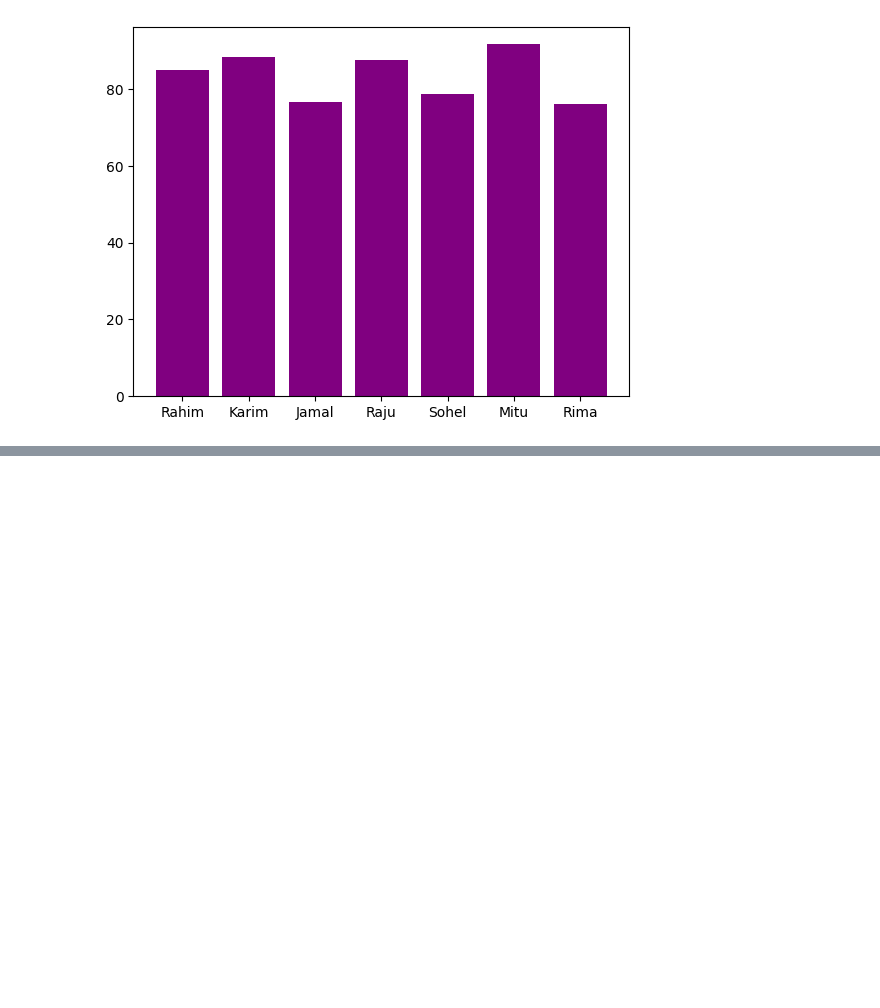
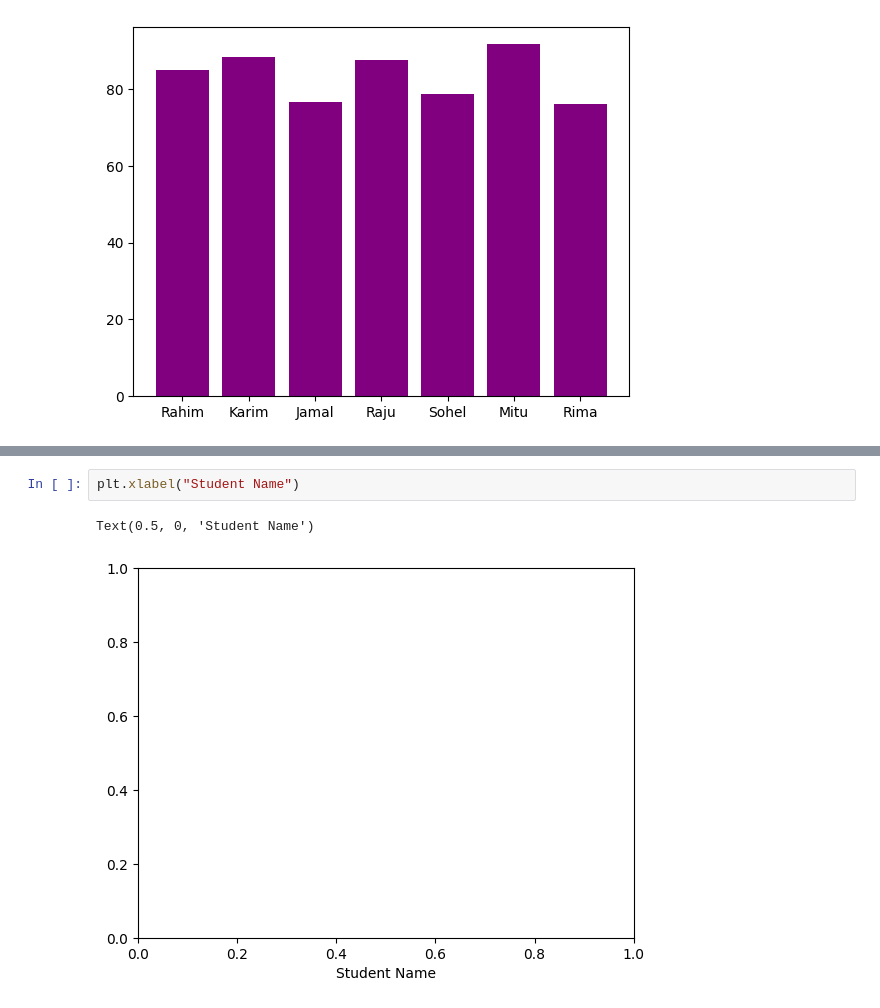
Before and after one commit to Rahmatul-Rovi/Machine-Learning-Practice, a Jupyter notebook: Mini_Project.ipynb, the cells around one changed output, grey strips where cells are left out. Cells and saved outputs as stored; diff of their text form; blank space fills up the shorter version.

```diff
--- a/Mini_Project.ipynb
+++ b/Mini_Project.ipynb
@@ -70,0 +76,5 @@ plt.bar(df["Name"], df["Average"], color="purple")
+# %%
+plt.xlabel("Student Name")
+# %% [output]
+Text(0.5, 0, 'Student Name')
+[figure, added]
```
Also changed, not shown: parts of 1 cell of this notebook.
